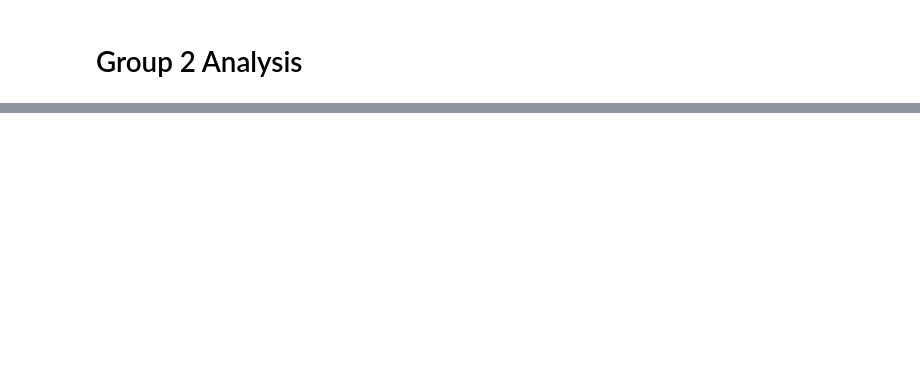
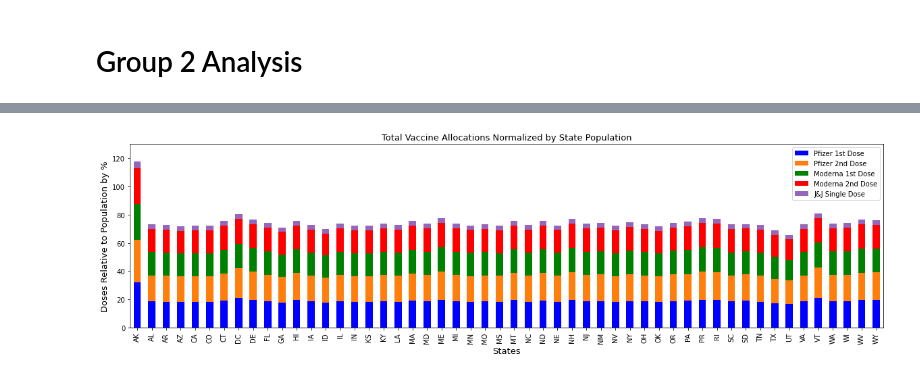
Before and after one commit to AnneNiemiec/Project_One, a Jupyter notebook: group2_analysis/data_explore_group2.ipynb, the cells around one changed output, grey strips where cells are left out. Drawn from its saved outputs; the diff is of its cells as text; code cells hidden in the pictures; blank space fills up the shorter version.

```diff
--- a/group2_analysis/data_explore_group2.ipynb
+++ b/group2_analysis/data_explore_group2.ipynb
@@ -104,0 +142,42 @@ census_df.head()
+# %%
+# Fig2: Stacked Bar Plot showing Vaccine Allocations Normalized by State Population by State on latest date present in the data
+
+# * x-axis = State
+
+# * y-axis =
+#     * Bar 1: Pfizer cumulative 1st dose allocation / State Population
+#     * Bar 2: Pfizer cumulative 2nd dose allocation / State Population
+#     * Bar 3: Moderna cumulative 1st dose allocation / State Population
+#     * Bar 4: Moderna cumulative 2nd dose allocation / State Population
+#     * Bar 5: Johnson & Johnson cumulative single dose allocation / State Population
+
+# merging datasets
+state_sum=vaccine_allocation_df.groupby(["state_code"]).sum().reset_index()
+combined_max_date=state_sum.merge(census_df, on='state_code',how='inner')
+
+# columns to reference
+combined_max_date["pfe_dose_1"]=100*(combined_max_date["pfe_dose_1"]/combined_max_date["population"])
+combined_max_date["pfe_dose_2"]=100*(combined_max_date["pfe_dose_2"]/combined_max_date["population"])
+combined_max_date["mrna_dose_1"]=100*(combined_max_date["mrna_dose_1"]/combined_max_date["population"])
+combined_max_date["mrna_dose_2"]=100*(combined_max_date["mrna_dose_2"]/combined_max_date["population"])
+combined_max_date["jnj_dose_1"]=100*(combined_max_date["jnj_dose_1"]/combined_max_date["population"])
+
+# # plotting
+combined_max_date=combined_max_date.set_index("state_code")
+combined_max_date[["pfe_dose_1","pfe_dose_2","mrna_dose_1","mrna_dose_2","jnj_dose_1"]].plot(kind='bar', figsize=(20,5),stacked=True,ylim=(0,130),color=['b', 'tab:orange', 'g', 'r', 'tab:purple'])
+
+# formatting labels, title, legend
+plt.title("Total Vaccine Allocations Normalized by State Population",fontsize=13)
+plt.xlabel("States", fontsize=13)
+plt.ylabel("Doses Relative to Population by %",fontsize=13)
+legend=plt.legend()
+legend.get_texts()[0].set_text('Pfizer 1st Dose')
+legend.get_texts()[1].set_text('Pfizer 2nd Dose')
+legend.get_texts()[2].set_text('Moderna 1st Dose')
+legend.get_texts()[3].set_text('Moderna 2nd Dose')
+legend.get_texts()[4].set_text('J&J Single Dose')
+
+plt.savefig("normalized_population.png")
+plt.show()
+# %% [output]
+[figure, added]
```
Also changed, not shown: parts of 8 cells of this notebook, 1 other file.
